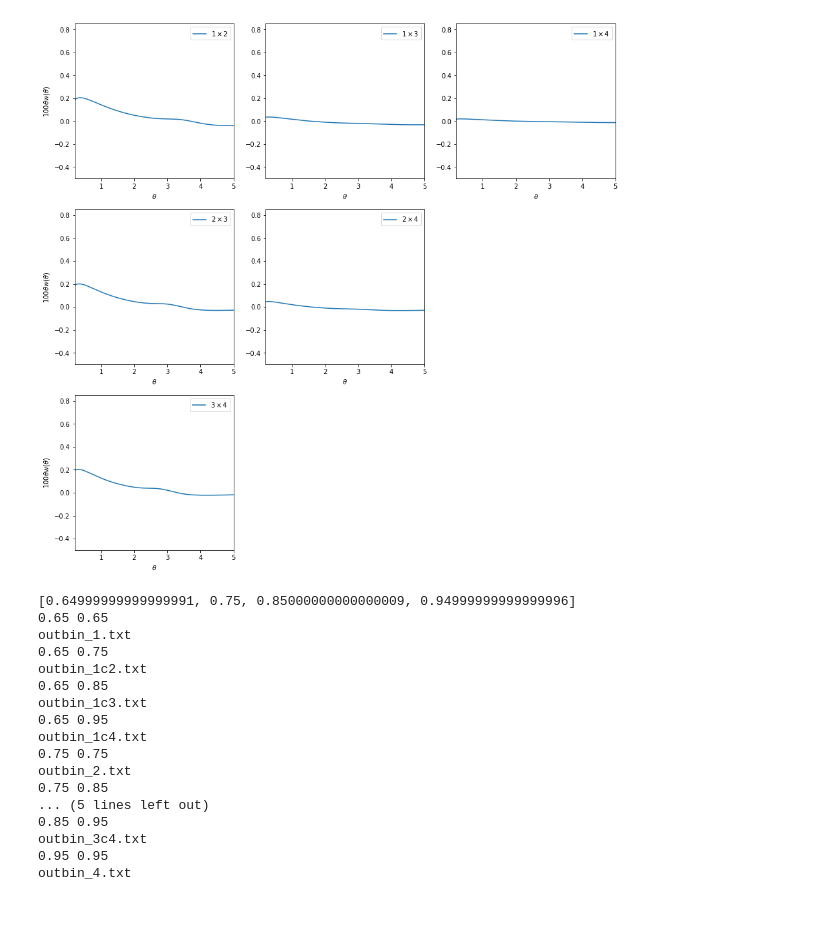
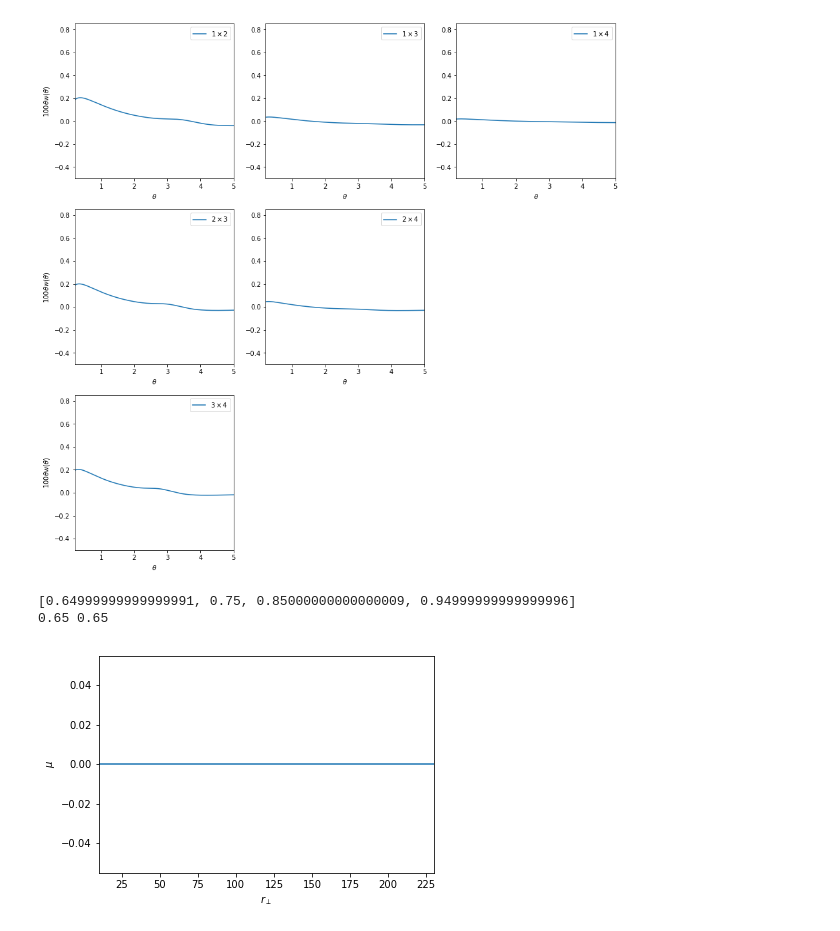
Before and after one commit to nbanik/w_model_code, a Jupyter notebook: compute_xi_rperp.ipynb, the cells around one changed output. Drawn from its saved outputs; the diff is of its cells as text; code cells hidden in the pictures.

```diff
--- a/compute_xi_rperp.ipynb
+++ b/compute_xi_rperp.ipynb
@@ -167,7 +167,7 @@ dir = '/home/nil/Dropbox/w_model_code/'
 
 #xi_rperp=np.zeros(len(mid_rperp))
 
-rp=np.linspace(10.,230.,150)
+rp=np.linspace(10.,230.,250)
 xi_rperp=np.zeros(len(rp))
 
 Nbigbin=4
@@ -187,51 +187,87 @@ for i in range(0,len(midzph)):
     for j in range(i,len(midzph)):
 
         z1=midzph[i]
         z2=midzph[j]
         print z1,z2
         zmean=0.5*(z1+z2)
 
         if z1==z2 :
             fname=fbasename + str(i+1)+'.txt'
 
         else :
             fname=fbasename + str(i+1)+'c'+ str(j+1) + '.txt'
 
-        print fname
+
         th,wth=combine_w_theta(fname,photoz=zmean)
-        rperp=r(z1,z2,th)*np.sqrt(1-mu(z1,z2,th)**2.)
+
+        mmu=mu(z1,z2,th)
+
+        rperp=r(z1,z2,th)*np.sqrt(1-mmu**2.)
 
         #interpolate w(theta)
         ipwtheta= interpolate.InterpolatedUnivariateSpline(th, wth)
 
         #interpolate theta(r_perp)
         iptheta= interpolate.InterpolatedUnivariateSpline(rperp,th)
 
-        wth_rperp=ipwtheta(iptheta(rp))
+        mu_min=0.
+        mu_max= 0.8
 
-        wth_weighted=wth_rperp*funcfkp(z1)*funcfkp(z2)
-        weight_sum+=funcfkp(z1)*funcfkp(z2)
+        th_sel=[]
+        wth_sel=[]
+        mu_sel=[]
+        rperp_sel=[]
+
+        for ii in range(len(mmu)):
+            if mu_min <= mmu[ii] <= mu_max :
+                mu_sel.append(mmu[ii])
+                #th_sel.append(th[ii])
+                #wth_sel.append(wth[ii])
+                rperp_sel.append(rperp[ii])
+
+        mu_sel=np.array(mu_sel)
+        #th_sel=np.array(th_sel)
+        #wth_sel=np.array(wth_sel)
+        rperp_sel=np.array(rperp_sel)
+
+        plt.figure()
+        plt.plot(rperp_sel,mu_sel)
+        plt.xlabel(r'$r_{\perp}$')
+        plt.ylabel(r'$\mu$')
+        plt.xlim(10.,230.)
+        plt.show()
+
+        if len(mu_sel) ==0 :
+            print fname , ': empty'
+
+        else :
+            print fname
+            for jj in range(len(rp)):
+                if min(rperp_sel) <= rp[jj] <=max(rperp_sel) :
+
+                    wth_rperp=ipwtheta(iptheta(rp[jj]))
+
+                    xi_rperp[jj] += wth_rperp*funcfkp(z1)*funcfkp(z2)
 
 
-        xi_rperp+=wth_weighted
+
+            weight_sum+=funcfkp(z1)*funcfkp(z2)
+
+
 
 
 xi_rperp/=weight_sum
+
+
+plt.figure()
+#plt.plot(rp,(rp**2)*ipxirperp(rp))
+plt.plot(rp,(rp**2)*xi_rperp,label=r'{} < $\mu$ < {}'.format(mu_min,mu_max))
+plt.xlabel(r'$r_{\perp}$')
+plt.ylabel(r'$r_{\perp}^{2}\xi(r_{\perp})$')
+plt.xlim(30,200)
+plt.legend(loc='upper right')
+plt.show()
 # %% [output]
 [0.64999999999999991, 0.75, 0.85000000000000009, 0.94999999999999996]
 0.65 0.65
-outbin_1.txt
-0.65 0.75
-outbin_1c2.txt
-0.65 0.85
-outbin_1c3.txt
-0.65 0.95
-outbin_1c4.txt
-0.75 0.75
-outbin_2.txt
-0.75 0.85
-... (5 lines left out)
-0.85 0.95
-outbin_3c4.txt
-0.95 0.95
-outbin_4.txt
+[figure, added]
```
Also changed, not shown: parts of 2 cells of this notebook.
